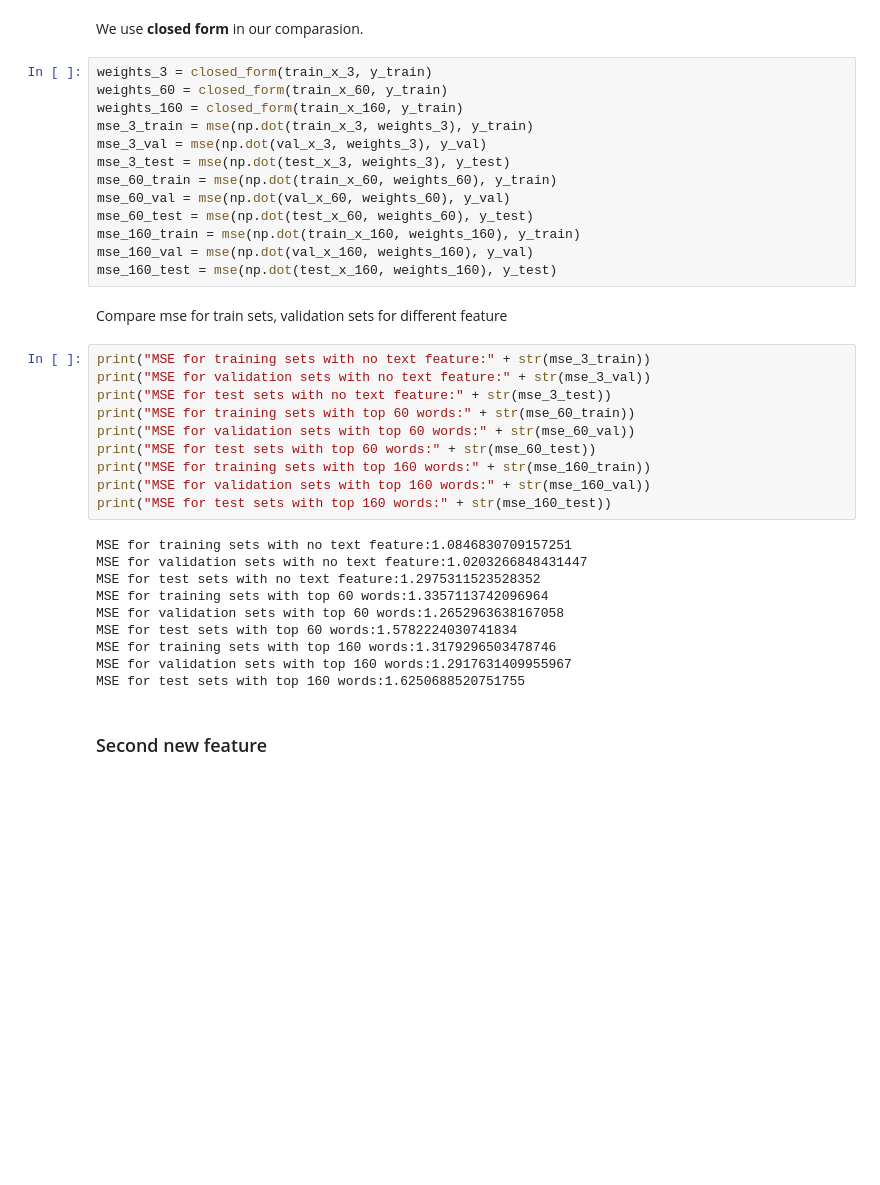
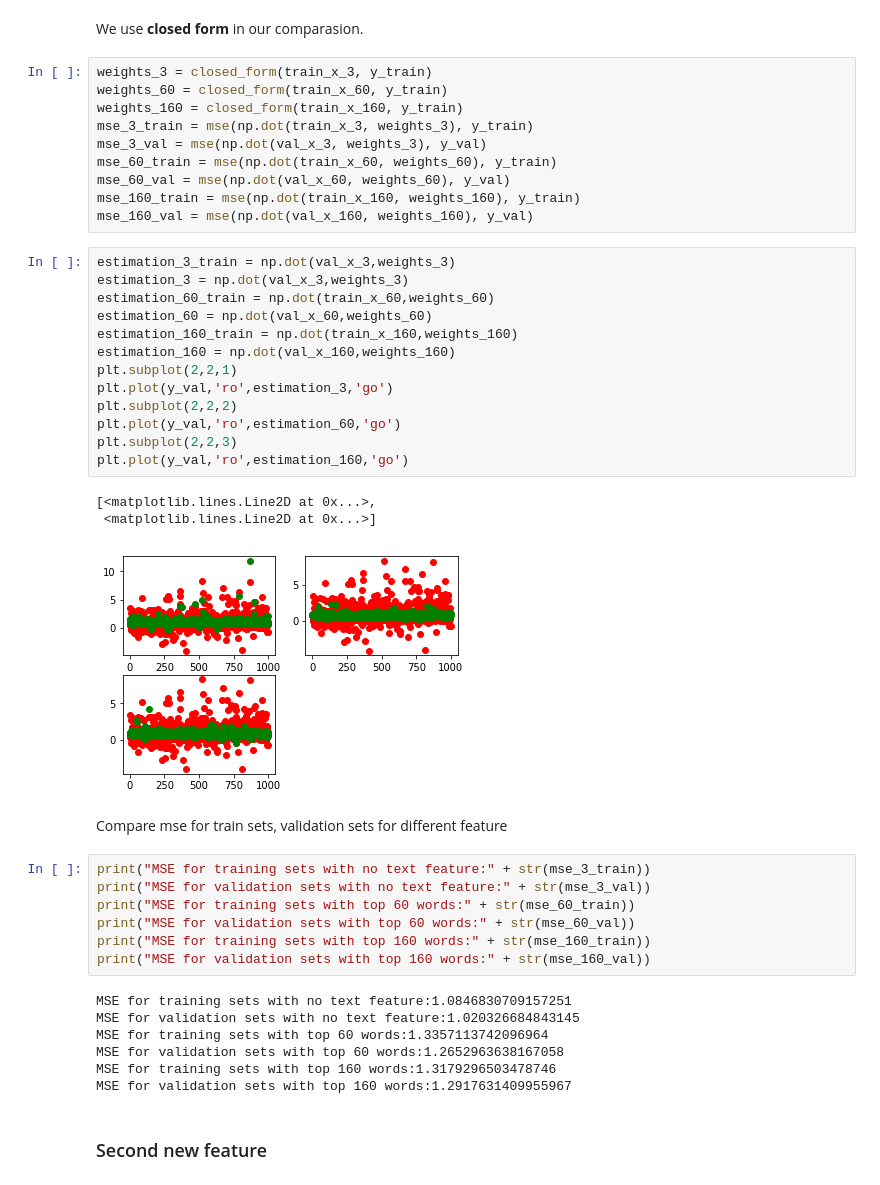
Before and after one commit to wkkmike/Linear_Regression_for_Reddit_Comment-, a Jupyter notebook: Project 1.ipynb, the cells around one changed output. Cells and saved outputs as stored; diff of their text form; blank space fills up the shorter version.

```diff
--- a/Project 1.ipynb
+++ b/Project 1.ipynb
@@ -283,35 +283,43 @@ weights_60 = closed_form(train_x_60, y_train)
 weights_160 = closed_form(train_x_160, y_train)
 mse_3_train = mse(np.dot(train_x_3, weights_3), y_train)
 mse_3_val = mse(np.dot(val_x_3, weights_3), y_val)
-mse_3_test = mse(np.dot(test_x_3, weights_3), y_test)
 mse_60_train = mse(np.dot(train_x_60, weights_60), y_train)
 mse_60_val = mse(np.dot(val_x_60, weights_60), y_val)
-mse_60_test = mse(np.dot(test_x_60, weights_60), y_test)
 mse_160_train = mse(np.dot(train_x_160, weights_160), y_train)
 mse_160_val = mse(np.dot(val_x_160, weights_160), y_val)
-mse_160_test = mse(np.dot(test_x_160, weights_160), y_test)
+# %%
+estimation_3_train = np.dot(val_x_3,weights_3)
+estimation_3 = np.dot(val_x_3,weights_3)
+estimation_60_train = np.dot(train_x_60,weights_60)
+estimation_60 = np.dot(val_x_60,weights_60)
+estimation_160_train = np.dot(train_x_160,weights_160)
+estimation_160 = np.dot(val_x_160,weights_160)
+plt.subplot(2,2,1)
+plt.plot(y_val,'ro',estimation_3,'go')
+plt.subplot(2,2,2)
+plt.plot(y_val,'ro',estimation_60,'go')
+plt.subplot(2,2,3)
+plt.plot(y_val,'ro',estimation_160,'go')
+# %% [output]
+[<matplotlib.lines.Line2D at 0x...>,
+ <matplotlib.lines.Line2D at 0x...>]
+[figure, added]
 # %% [markdown]
 Compare mse for train sets, validation sets for different feature
 # %%
 print("MSE for training sets with no text feature:" + str(mse_3_train))
 print("MSE for validation sets with no text feature:" + str(mse_3_val))
-print("MSE for test sets with no text feature:" + str(mse_3_test))
 print("MSE for training sets with top 60 words:" + str(mse_60_train))
 print("MSE for validation sets with top 60 words:" + str(mse_60_val))
-print("MSE for test sets with top 60 words:" + str(mse_60_test))
 print("MSE for training sets with top 160 words:" + str(mse_160_train))
 print("MSE for validation sets with top 160 words:" + str(mse_160_val))
-print("MSE for test sets with top 160 words:" + str(mse_160_test))
 # %% [output]
 MSE for training sets with no text feature:1.0846830709157251
-MSE for validation sets with no text feature:1.0203266848431447
-MSE for test sets with no text feature:1.2975311523528352
+MSE for validation sets with no text feature:1.020326684843145
 MSE for training sets with top 60 words:1.3357113742096964
 MSE for validation sets with top 60 words:1.2652963638167058
-MSE for test sets with top 60 words:1.5782224030741834
 MSE for training sets with top 160 words:1.3179296503478746
 MSE for validation sets with top 160 words:1.2917631409955967
-MSE for test sets with top 160 words:1.6250688520751755
 # %% [markdown]
 ### Second new feature
 # %%
```
Also changed, not shown: parts of 10 cells of this notebook.
